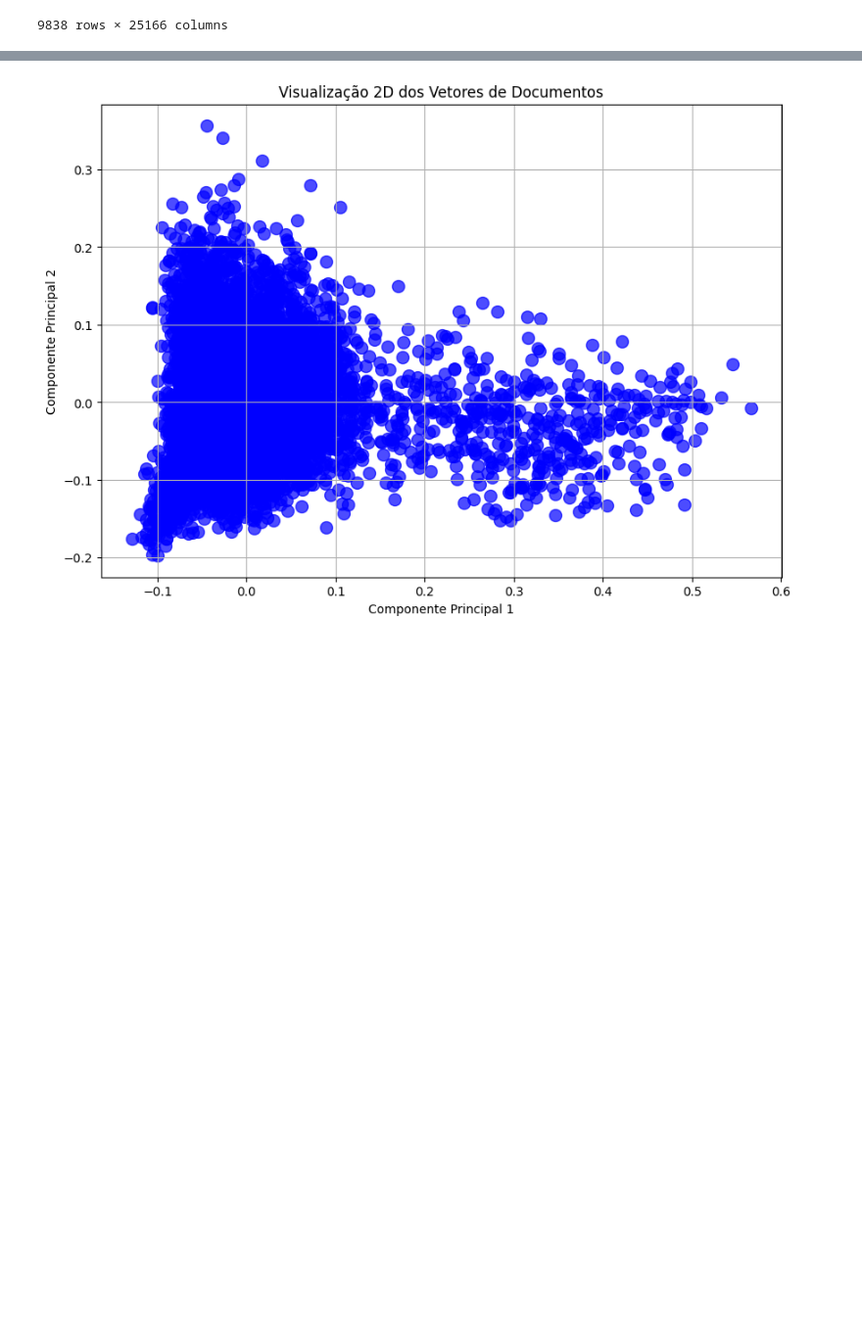
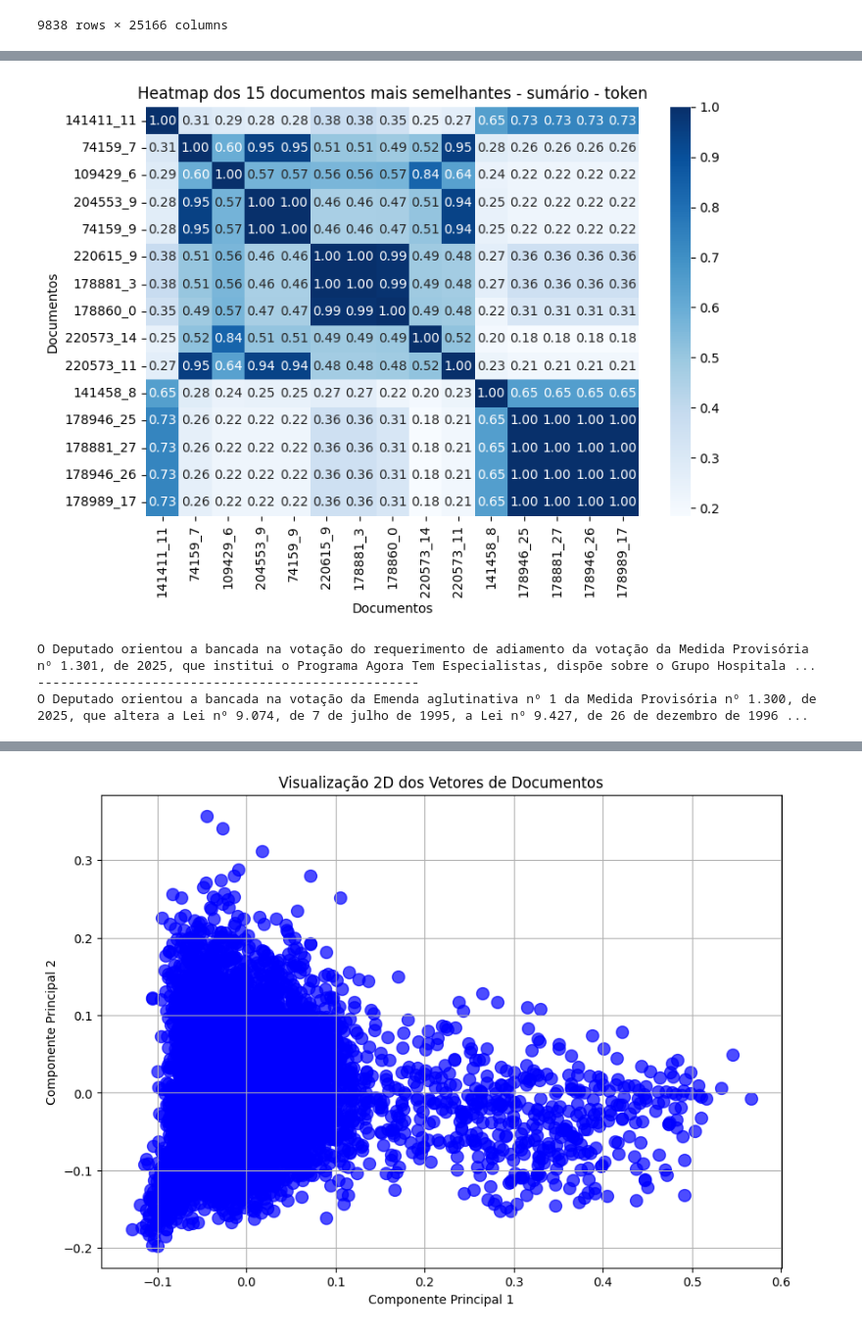
Before and after one commit to micaelol12/PLN, a Jupyter notebook: Trabalho/notebook.ipynb, the cells around one changed output, grey strips where cells are left out. Shown at 98% size. Cells and saved outputs as stored; diff of their text form; code cells hidden in the pictures; blank space fills up the shorter version.

Commit message:
feat: sumario

```diff
--- a/Trabalho/notebook.ipynb
+++ b/Trabalho/notebook.ipynb
@@ -196,3 +195,9 @@ Matriz Documento-Termo (TF-IDF)
 | 9836 | 0.0 | 0.0 | 0.0 | 0.0 | 0.0 | 0.0 | 0.0 | 0.0 | 0.0 | ... |
 | 9837 | 0.0 | 0.0 | 0.0 | 0.0 | 0.0 | 0.0 | 0.0 | 0.0 | 0.0 | ... |
 9838 rows × 56542 columns
+# %%
+x_sumario_tf_idf_token, vec_sumario_td_idf_token, corpus_sumario_td_idf_token, doc_ids_sumario_tf_idf_token = processar_dados_td_idf("sumario_tokens",CAMPOS_ID, QUANTITY)
+x_sumario_tf_idf_stem, vec_sumario_td_idf_stem, corpus_sumario_td_idf_stem, doc_ids_sumario_tf_idf_stem = processar_dados_td_idf("sumario_stemizado",CAMPOS_ID, QUANTITY)
+x_sumario_tf_idf_lem, vec_sumario_td_idf_lem, corpus_sumario_td_idf_lem, doc_ids_sumario_tf_idf_lem = processar_dados_td_idf("sumario_lemizado",CAMPOS_ID, QUANTITY)
+
+mostrar_tabela(x_sumario_tf_idf_token,vec_sumario_td_idf_token,"Matriz Documento-Termo Sumario (TF-IDF)")
@@ -230,0 +282,15 @@ UnboundLocalError: cannot access local variable 'doc_ids' where it is not associ
+# %%
+matriz_similaridade_top_n(x_sumario_tf_idf_token, doc_ids_sumario_tf_idf_token,15,"sumário - token")
+# %% [output]
+[figure, added]
+# %%
+discurso_a = database.get_discurso_by_id(204553, 9)
+discurso_b = database.get_discurso_by_id(109429, 6)
+
+print(discurso_a["sumario"])
+print('-'*50)
+print(discurso_b["sumario"])
+# %% [output]
+O Deputado orientou a bancada na votação do requerimento de adiamento da votação da Medida Provisória nº 1.301, de 2025, que institui o Programa Agora Tem Especialistas, dispõe sobre o Grupo Hospitala ...
+--------------------------------------------------
+O Deputado orientou a bancada na votação da Emenda aglutinativa nº 1 da Medida Provisória nº 1.300, de 2025, que altera a Lei nº 9.074, de 7 de julho de 1995, a Lei nº 9.427, de 26 de dezembro de 1996 ...
```
Also changed, not shown: parts of 12 cells of this notebook, 1 other file.
